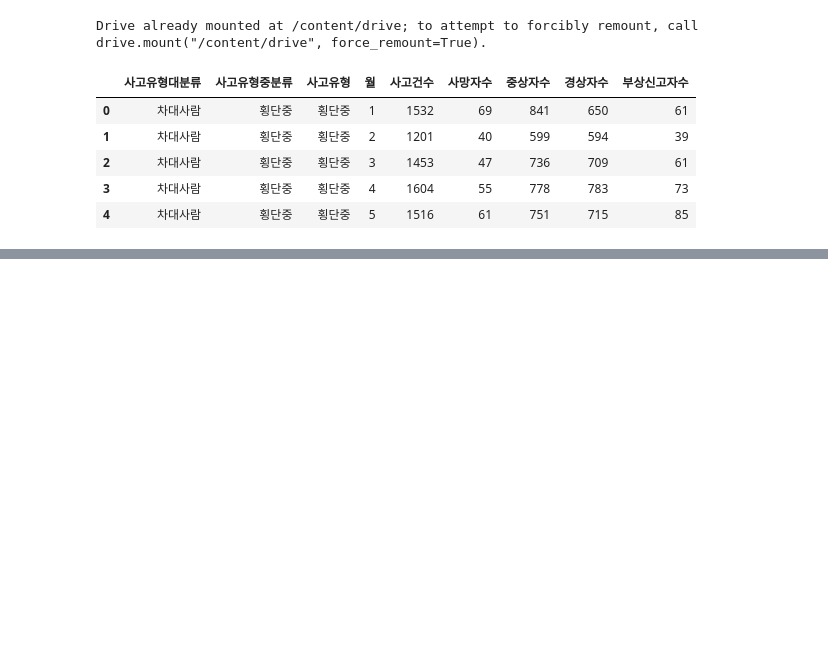
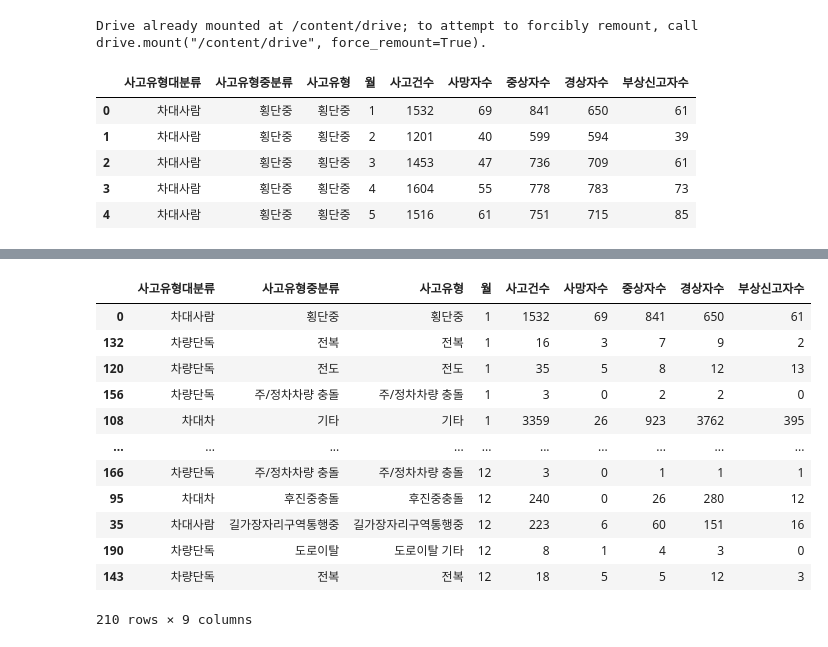
Before and after one commit to SoheeKims/Study-Python, a Jupyter notebook: 교통사고_유형별_사고건_21_01_23~.ipynb, the cells around one changed output, grey strips where cells are left out. Saved outputs shown, nothing was run; the diff lists cells and outputs as text; code cells hidden in the pictures; blank space fills up the shorter version.

```diff
--- a/교통사고_유형별_사고건_21_01_23~.ipynb
+++ b/교통사고_유형별_사고건_21_01_23~.ipynb
@@ -44,0 +108,18 @@ memory usage: 14.9+ KB
+# %%
+# by로 지정된 컬럼을 기준으로 정렬
+# ascending = 내림차순, 오름차순 정렬
+monthly_traffic.sort_values(by='월', ascending=True)
+# %% [output]
+|  | 사고유형대분류 | 사고유형중분류 | 사고유형 | 월 | 사고건수 | 사망자수 | 중상자수 | 경상자수 | 부상신고자수 |
+| 0 | 차대사람 | 횡단중 | 횡단중 | 1 | 1532 | 69 | 841 | 650 | 61 |
+| 132 | 차량단독 | 전복 | 전복 | 1 | 16 | 3 | 7 | 9 | 2 |
+| 120 | 차량단독 | 전도 | 전도 | 1 | 35 | 5 | 8 | 12 | 13 |
+| 156 | 차량단독 | 주/정차차량 충돌 | 주/정차차량 충돌 | 1 | 3 | 0 | 2 | 2 | 0 |
+| 108 | 차대차 | 기타 | 기타 | 1 | 3359 | 26 | 923 | 3762 | 395 |
+| ... | ... | ... | ... | ... | ... | ... | ... | ... | ... |
+| 166 | 차량단독 | 주/정차차량 충돌 | 주/정차차량 충돌 | 12 | 3 | 0 | 1 | 1 | 1 |
+| 95 | 차대차 | 후진중충돌 | 후진중충돌 | 12 | 240 | 0 | 26 | 280 | 12 |
+| 35 | 차대사람 | 길가장자리구역통행중 | 길가장자리구역통행중 | 12 | 223 | 6 | 60 | 151 | 16 |
+| 190 | 차량단독 | 도로이탈 | 도로이탈 기타 | 12 | 8 | 1 | 4 | 3 | 0 |
+| 143 | 차량단독 | 전복 | 전복 | 12 | 18 | 5 | 5 | 12 | 3 |
+210 rows × 9 columns
```
Also changed, not shown: parts of 15 cells of this notebook.
